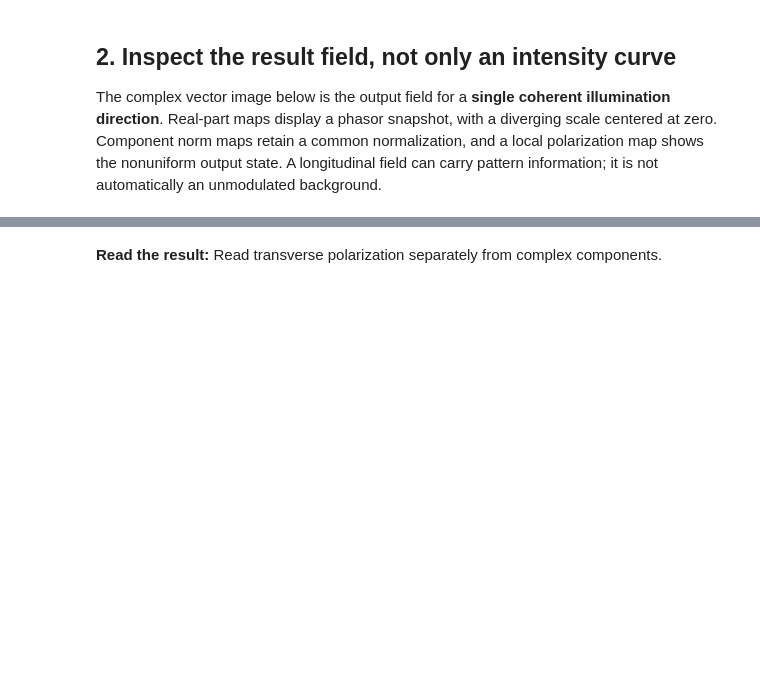
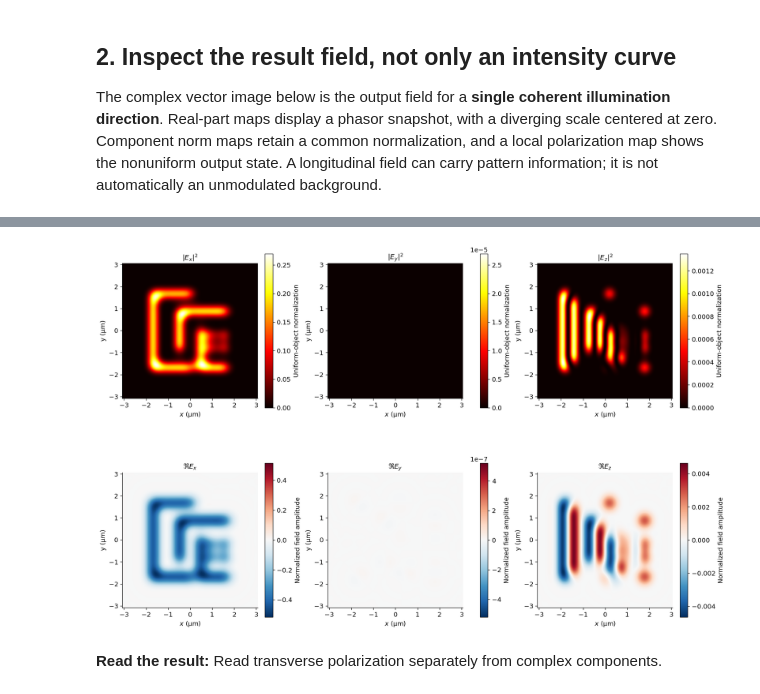
Before and after one commit to blancusjh/vecdiff, a Jupyter notebook: docs/notebooks/05_lithographic_image.ipynb, the cells around one changed output, grey strips where cells are left out. Cells and saved outputs as stored; diff of their text form; code cells hidden in the pictures; blank space fills up the shorter version.

```diff
--- a/docs/notebooks/05_lithographic_image.ipynb
+++ b/docs/notebooks/05_lithographic_image.ipynb
@@ -246,3 +195,54 @@ show(fig, "05_complex_image_field")
+# %%
+# Display complex image components before reducing them to intensity.
+
+fig, axes = plt.subplots(2, 3, figsize=(15, 10), layout="constrained")
+
+# Keep component magnitude and phase in separate rows.
+for j, name in enumerate(["x", "y", "z"]):
+    scalar_map(
+        fig,
+        axes[0, j],
+        abs(field[..., j]) ** 2,
+        x,
+        x,
+        rf"$|E_{name}|^2$",
+        ylabel="y (µm)",
+        label="Uniform-object normalization",
+        vmax=max(np.max(abs(field[..., j]) ** 2), 1e-4 * image.max()),
+    )
+
+    if np.max(abs(field[..., j]) ** 2) < 1e-14 * image.max():
+        axes[0, j].text(
+            0.5,
+            0.5,
+            "Numerically negligible",
+            transform=axes[0, j].transAxes,
+            ha="center",
+            color="white",
+            fontsize=9,
+        )
+
+    bound = max(np.max(abs(field[..., j].real)), 1e-6 * np.sqrt(image.max()))
+    scalar_map(
+        fig,
+        axes[1, j],
+        field[..., j].real,
+        x,
+        x,
+        rf"$\Re E_{name}$",
+        ylabel="y (µm)",
+        label="Normalized field amplitude",
+        cmap="RdBu_r",
+        vmin=-bound,
+        vmax=bound,
+    )
+
+for ax in axes.flat:
+    ax.set_aspect("equal")
+
+show(fig, "05_complex_image_field")
+# %% [output]
+[figure, added]
 # %% [markdown]
 **Read the result:** Read transverse polarization separately from complex components.
 # %%
```
Also changed, not shown: parts of 10 cells of this notebook, 16 other files.
